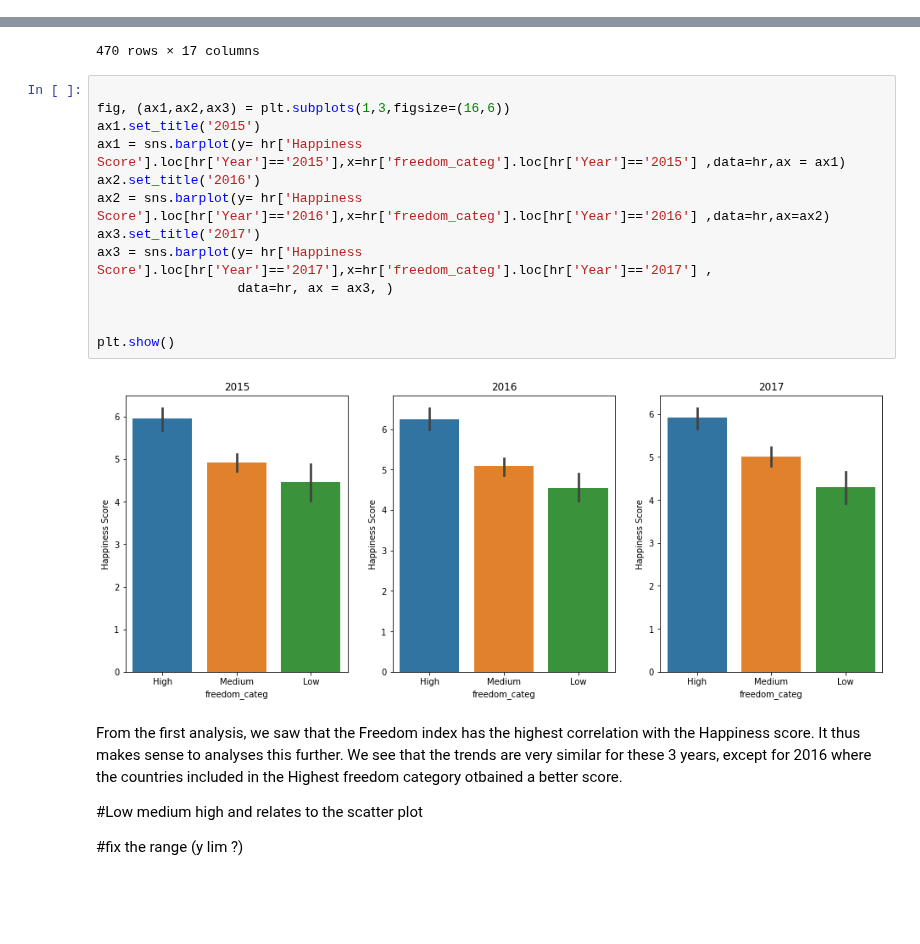
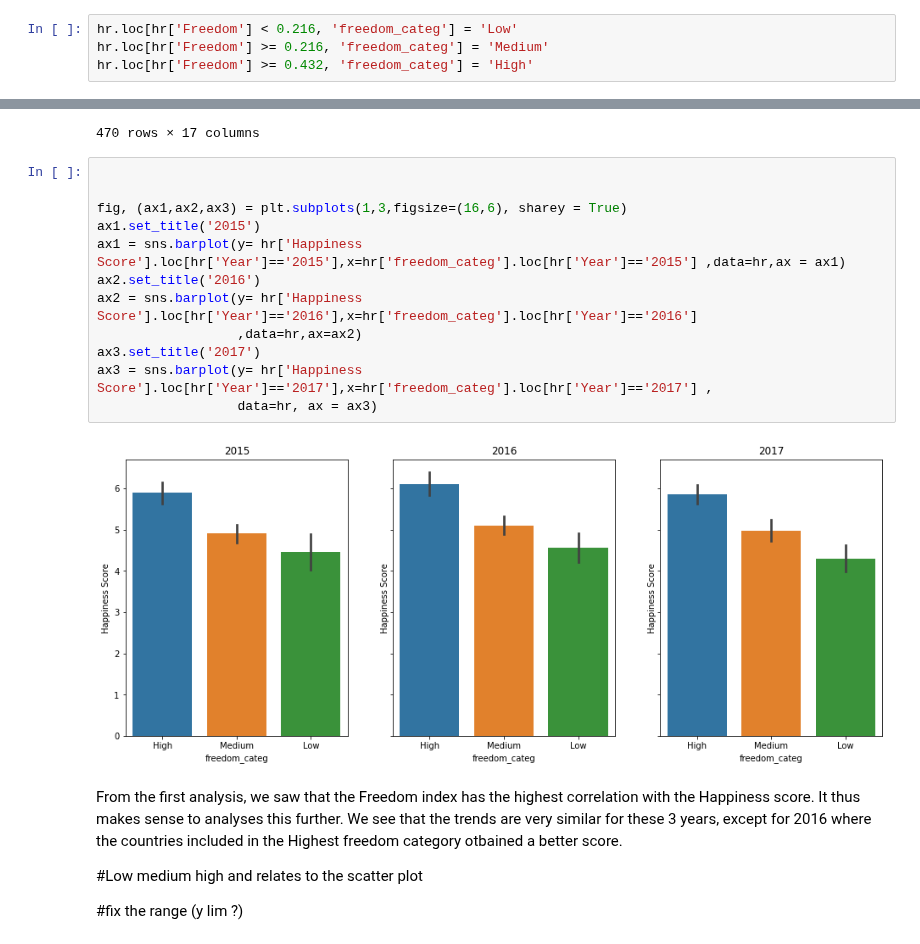
Before and after one commit to jmolendijk/dataV2-labs, a Jupyter notebook: module-2/Final-Project/main.ipynb, the cells around one changed output, grey strips where cells are left out. Drawn from its saved outputs; the diff is of its cells as text; blank space fills up the shorter version.

```diff
--- a/module-2/Final-Project/main.ipynb
+++ b/module-2/Final-Project/main.ipynb
@@ -432,6 +462,10 @@ hr.sort_values(['Freedom'],ascending =False)
 | 111 | Iraq | 112 | 4.677 | NaN | NaN | ... |
 | 132 | Sudan | 133 | 4.139 | 3.928000 | 4.350000 | ... |
 470 rows × 15 columns
+# %%
+hr.loc[hr['Freedom'] < 0.216, 'freedom_categ'] = 'Low'
+hr.loc[hr['Freedom'] >= 0.216, 'freedom_categ'] = 'Medium'
+hr.loc[hr['Freedom'] >= 0.432, 'freedom_categ'] = 'High'
 # %%
 hr.loc[hr['Happiness Score'] < 2.5, 'happiness_categ'] = 'Low'
 hr.loc[hr['Happiness Score'] >= 2.5, 'happiness_categ'] = 'Medium'
@@ -454,19 +488,18 @@ hr
 470 rows × 17 columns
 # %%
 
-fig, (ax1,ax2,ax3) = plt.subplots(1,3,figsize=(16,6))
+
+fig, (ax1,ax2,ax3) = plt.subplots(1,3,figsize=(16,6), sharey = True)
 ax1.set_title('2015')
 ax1 = sns.barplot(y= hr['Happiness Score'].loc[hr['Year']=='2015'],x=hr['freedom_categ'].loc[hr['Year']=='2015'] ,data=hr,ax = ax1)
 ax2.set_title('2016')
-ax2 = sns.barplot(y= hr['Happiness Score'].loc[hr['Year']=='2016'],x=hr['freedom_categ'].loc[hr['Year']=='2016'] ,data=hr,ax=ax2)
+ax2 = sns.barplot(y= hr['Happiness Score'].loc[hr['Year']=='2016'],x=hr['freedom_categ'].loc[hr['Year']=='2016']
+                  ,data=hr,ax=ax2)
 ax3.set_title('2017')
 ax3 = sns.barplot(y= hr['Happiness Score'].loc[hr['Year']=='2017'],x=hr['freedom_categ'].loc[hr['Year']=='2017'] ,
-                  data=hr, ax = ax3, )
-
-
-plt.show()
+                  data=hr, ax = ax3)
 # %% [output]
-[figure, old version]
+[figure, new version]
 # %% [markdown]
 From the first analysis, we saw that the Freedom index has the highest correlation with the Happiness score. It thus makes sense to analyses this further. We see that the trends are very similar for these 3 years, except for 2016 where the countries included in the Highest freedom category otbained a better score.
 
```
Also changed, not shown: parts of 7 cells of this notebook, 7 other files.
